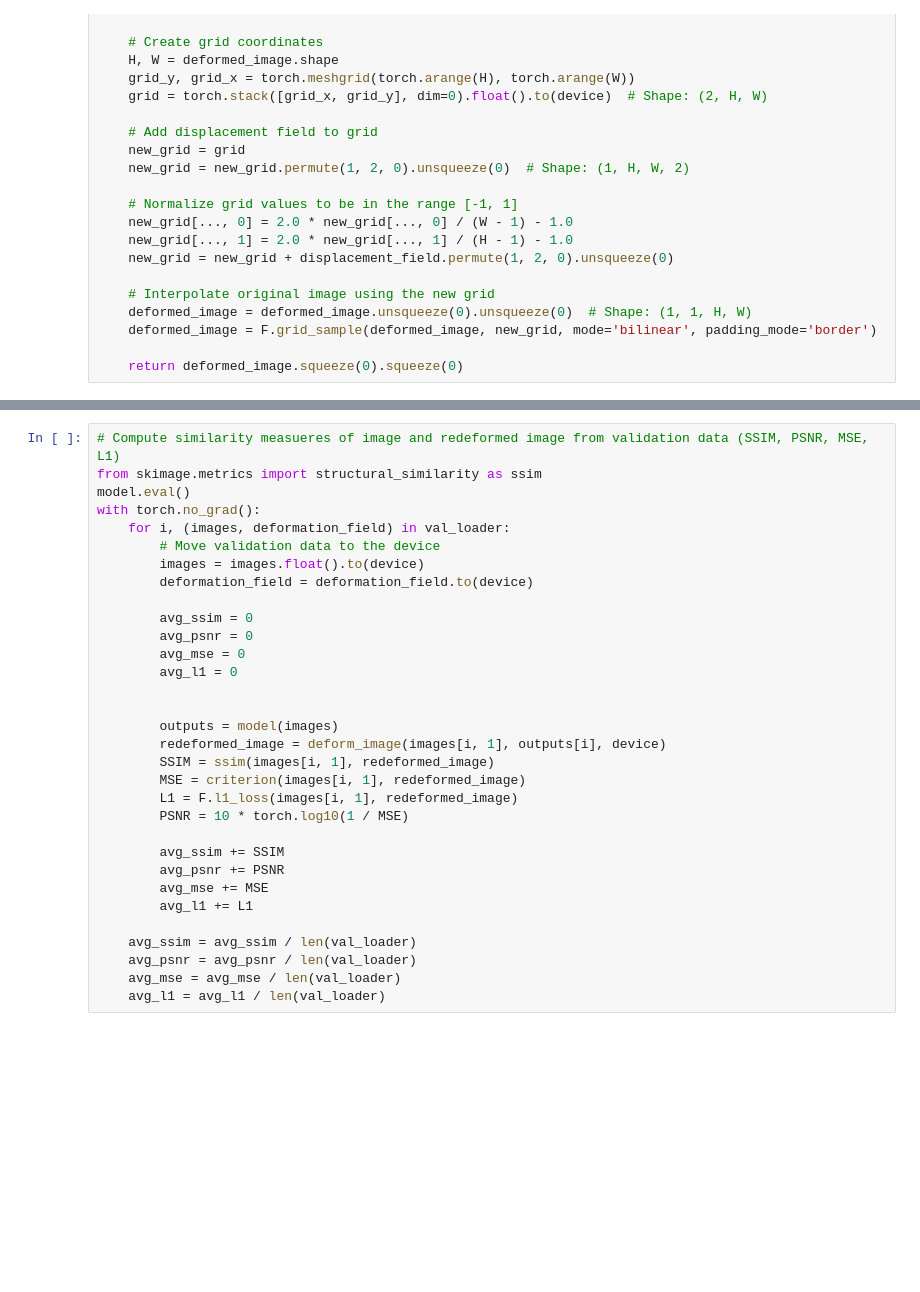
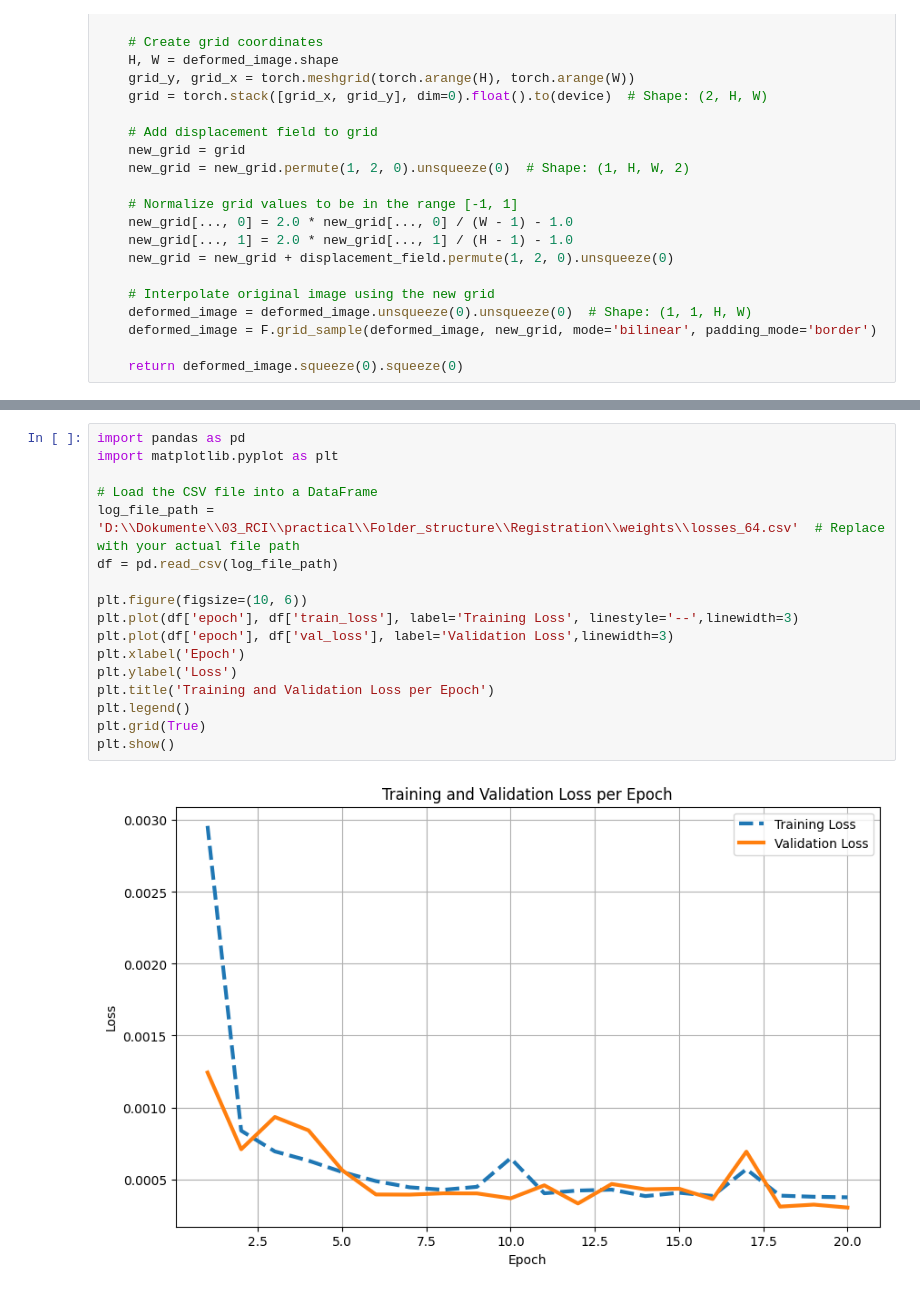
Before and after one commit to leond32/Registration, a Jupyter notebook: utils/Baseline.ipynb, the cells around one changed output, grey strips where cells are left out. Cells and saved outputs as stored; diff of their text form; blank space fills up the shorter version.

```diff
--- a/utils/Baseline.ipynb
+++ b/utils/Baseline.ipynb
@@ -445,32 +415,19 @@ plt.plot(val_loss, label='val loss')
-# %%
-# Compute similarity measueres of image and redeformed image from validation data (SSIM, PSNR, MSE, L1)
-from skimage.metrics import structural_similarity as ssim
-model.eval()
-with torch.no_grad():
-    for i, (images, deformation_field) in val_loader:
-        # Move validation data to the device
-        images = images.float().to(device)
-        deformation_field = deformation_field.to(device)
-
-        avg_ssim = 0
-        avg_psnr = 0
-        avg_mse = 0
-        avg_l1 = 0
-
-
-        outputs = model(images)
-        redeformed_image = deform_image(images[i, 1], outputs[i], device)
-        SSIM = ssim(images[i, 1], redeformed_image)
-        MSE = criterion(images[i, 1], redeformed_image)
-        L1 = F.l1_loss(images[i, 1], redeformed_image)
-        PSNR = 10 * torch.log10(1 / MSE)
-
-        avg_ssim += SSIM
-        avg_psnr += PSNR
-        avg_mse += MSE
-        avg_l1 += L1
-
-    avg_ssim = avg_ssim / len(val_loader)
-    avg_psnr = avg_psnr / len(val_loader)
-    avg_mse = avg_mse / len(val_loader)
-    avg_l1 = avg_l1 / len(val_loader)
+# %%
+import pandas as pd
+import matplotlib.pyplot as plt
+
+# Load the CSV file into a DataFrame
+log_file_path = 'D:\\Dokumente\\03_RCI\\practical\\Folder_structure\\Registration\\weights\\losses_64.csv'  # Replace with your actual file path
+df = pd.read_csv(log_file_path)
+
+plt.figure(figsize=(10, 6))
+plt.plot(df['epoch'], df['train_loss'], label='Training Loss', linestyle='--',linewidth=3)
+plt.plot(df['epoch'], df['val_loss'], label='Validation Loss',linewidth=3)
+plt.xlabel('Epoch')
+plt.ylabel('Loss')
+plt.title('Training and Validation Loss per Epoch')
+plt.legend()
+plt.grid(True)
+plt.show()
+# %% [output]
+[figure, added]
```
Also changed, not shown: parts of 8 cells of this notebook, 10 other files.
